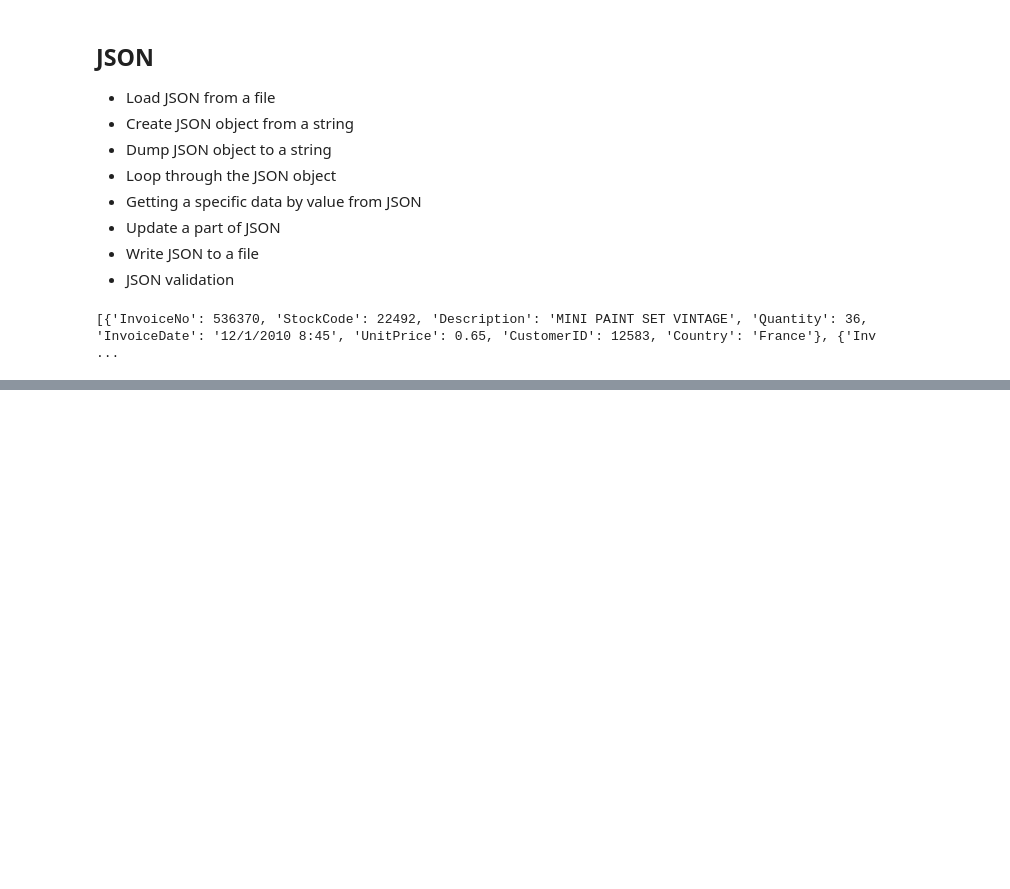
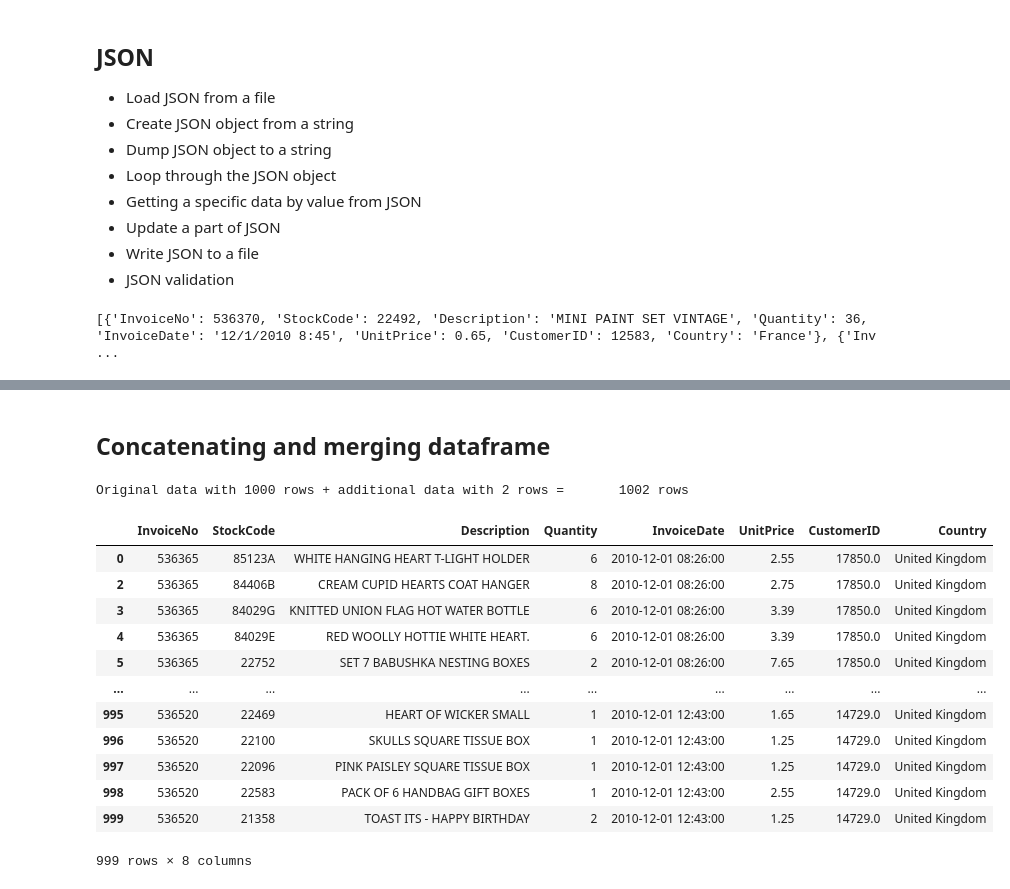
Before and after one commit to irish-luong/DE-data_engineering_summary, a Jupyter notebook: python_4_de/Play With Pandas.ipynb, the cells around one changed output, grey strips where cells are left out. Drawn from its saved outputs; the diff is of its cells as text; code cells hidden in the pictures; blank space fills up the shorter version.

```diff
--- a/python_4_de/Play With Pandas.ipynb
+++ b/python_4_de/Play With Pandas.ipynb
@@ -114,17 +114,19 @@ class MyModel(BaseModel):
 
         return _x
 
-with open(PATH.join(CWD, "my_json.json")) as f:
+with open(PATH.join(CWD, "data/my_json.json")) as f:
 
-    data = json.loads(f.read())
-    print(data)
-
-objs = map(lambda x: MyModel(**x), data)
+    e_commerce_data = json.loads(f.read())
+    print(e_commerce_data)
+objs = map(lambda x: MyModel(**x), e_commerce_data)
 # %% [output]
 [{'InvoiceNo': 536370, 'StockCode': 22492, 'Description': 'MINI PAINT SET VINTAGE', 'Quantity': 36, 'InvoiceDate': '12/1/2010 8:45', 'UnitPrice': 0.65, 'CustomerID': 12583, 'Country': 'France'}, {'Inv ...
 # %%
-from jsonschema import validate
+import os
+import pandas as pd
 
-schema = {
+CWD = os.getcwd()
 
-}
+data_file_path = os.path.join(CWD, "data/data.csv")
+
+df = pd.read_csv(data_file_path, encoding='unicode_escape', nrows=1000)
@@ -140,0 +170,42 @@ You should consider upgrading via the '/Users/lap-00893/Documents/max/data_engin
+# %% [markdown]
+## Concatenating and merging dataframe
+# %%
+additional_df = pd.DataFrame(e_commerce_data)
+
+# Concatenating
+print(f"Original data with {len(df)} rows + additional data with {len(additional_df)} rows = \
+      {len(df) + len(additional_df)} rows")
+
+concat_df = pd.concat([df, pd.DataFrame(e_commerce_data)], ignore_index=True, verify_integrity=True)
+concat_df
+
+
+# Merging
+merged_df = df.merge(additional_df, on=['Country'])
+merged_df
+
+
+# Transform whole values of a column
+df["InvoiceDate"] = pd.to_datetime(df["InvoiceDate"])
+df.head(100)
+
+# Drop columns
+drop_column_df = df.drop(["InvoiceNo"], axis="columns")
+drop_column_df = df.drop([1], axis="rows")
+
+drop_column_df
+# %% [output]
+Original data with 1000 rows + additional data with 2 rows =       1002 rows
+|  | InvoiceNo | StockCode | Description | Quantity | InvoiceDate | UnitPrice | CustomerID | Country |
+| 0 | 536365 | 85123A | WHITE HANGING HEART T-LIGHT HOLDER | 6 | 2010-12-01 08:26:00 | 2.55 | 17850.0 | United Kingdom |
+| 2 | 536365 | 84406B | CREAM CUPID HEARTS COAT HANGER | 8 | 2010-12-01 08:26:00 | 2.75 | 17850.0 | United Kingdom |
+| 3 | 536365 | 84029G | KNITTED UNION FLAG HOT WATER BOTTLE | 6 | 2010-12-01 08:26:00 | 3.39 | 17850.0 | United Kingdom |
+| 4 | 536365 | 84029E | RED WOOLLY HOTTIE WHITE HEART. | 6 | 2010-12-01 08:26:00 | 3.39 | 17850.0 | United Kingdom |
+| 5 | 536365 | 22752 | SET 7 BABUSHKA NESTING BOXES | 2 | 2010-12-01 08:26:00 | 7.65 | 17850.0 | United Kingdom |
+| ... | ... | ... | ... | ... | ... | ... | ... | ... |
+| 995 | 536520 | 22469 | HEART OF WICKER SMALL | 1 | 2010-12-01 12:43:00 | 1.65 | 14729.0 | United Kingdom |
+| 996 | 536520 | 22100 | SKULLS SQUARE TISSUE BOX | 1 | 2010-12-01 12:43:00 | 1.25 | 14729.0 | United Kingdom |
+| 997 | 536520 | 22096 | PINK PAISLEY SQUARE TISSUE BOX | 1 | 2010-12-01 12:43:00 | 1.25 | 14729.0 | United Kingdom |
+| 998 | 536520 | 22583 | PACK OF 6 HANDBAG GIFT BOXES | 1 | 2010-12-01 12:43:00 | 2.55 | 14729.0 | United Kingdom |
+| 999 | 536520 | 21358 | TOAST ITS - HAPPY BIRTHDAY | 2 | 2010-12-01 12:43:00 | 1.25 | 14729.0 | United Kingdom |
+999 rows × 8 columns
```
Also changed, not shown: parts of 12 cells of this notebook, 10 other files.
